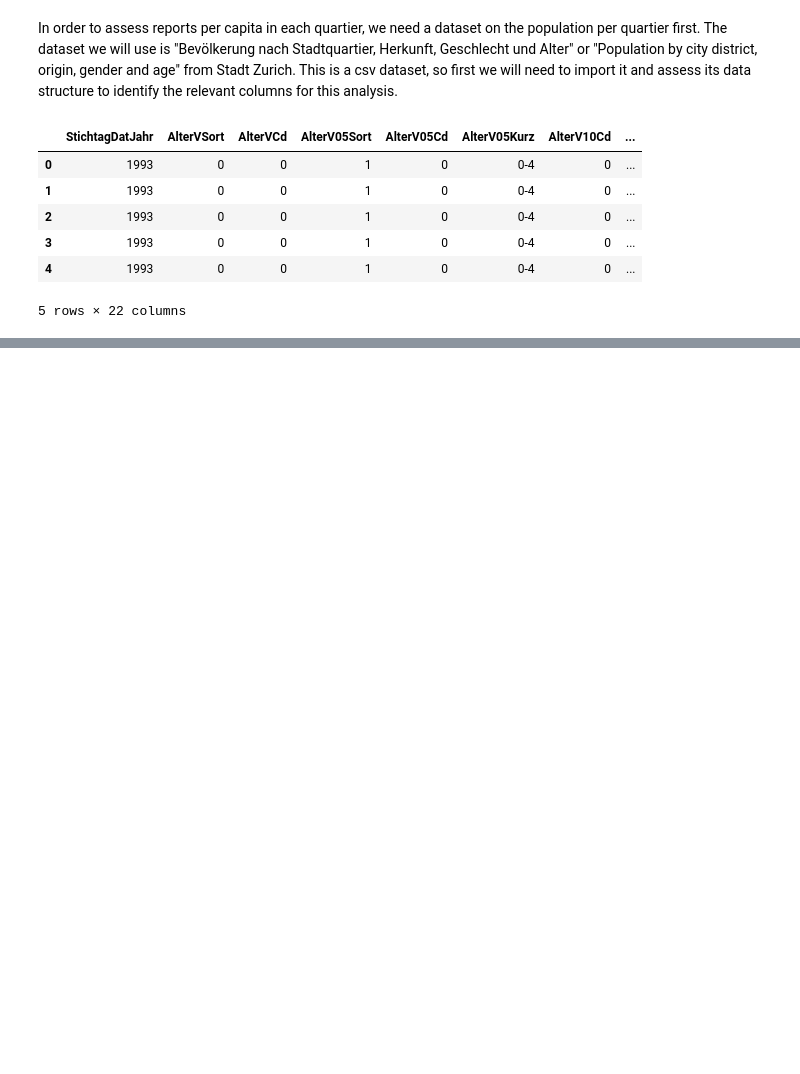
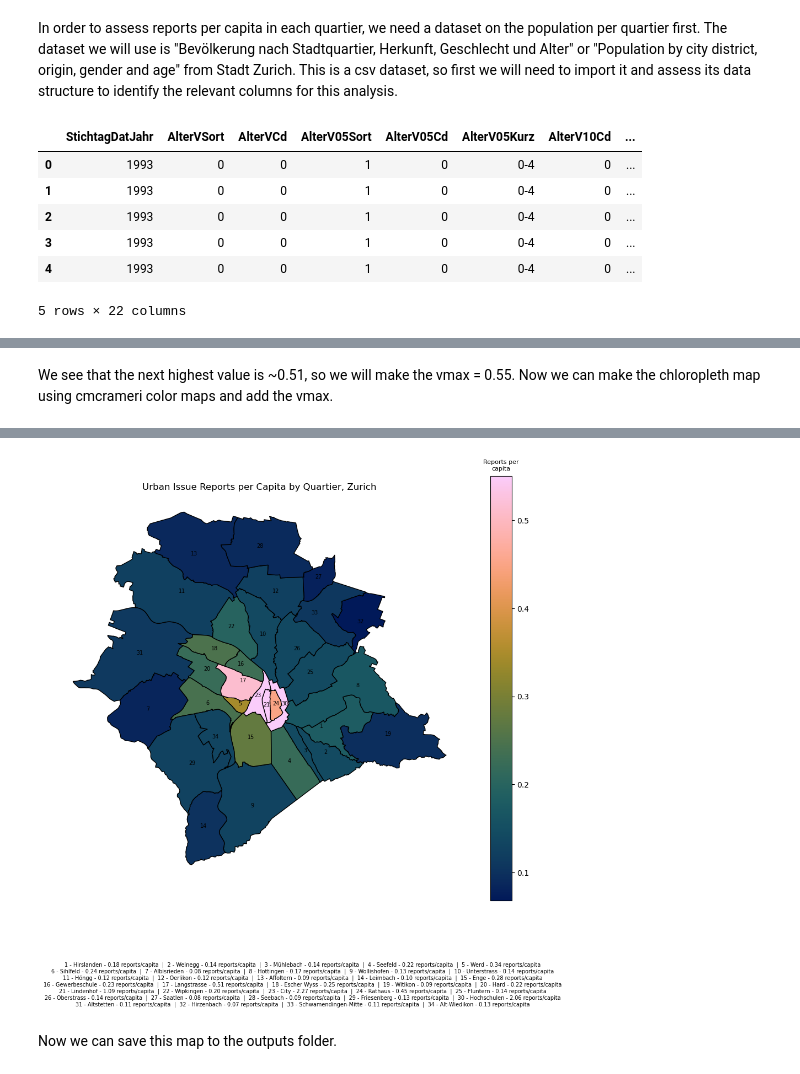
Before and after one commit to dnugent01/zurich-urban-issues, a Jupyter notebook: notebooks/analysis.ipynb, the cells around one changed output, grey strips where cells are left out. Drawn from its saved outputs; the diff is of its cells as text; code cells hidden in the pictures; blank space fills up the shorter version.

```diff
--- a/notebooks/analysis.ipynb
+++ b/notebooks/analysis.ipynb
@@ -749,0 +970,52 @@ The dataset is extremely large as it not only splits population by quartier, but
+# %% [markdown]
+We see that the next highest value is ~0.51, so we will make the vmax = 0.55. Now we can make the chloropleth map using cmcrameri color maps and add the vmax.
+# %%
+!pip install cmcrameri
+
+import cmcrameri.cm as cmc
+
+#figure axis
+fig, ax = plt.subplots(figsize=(12, 10))
+
+quartier_reports_per_capita.plot(
+    column="reports_per_capita",
+    cmap="cmc.batlow",
+    legend=True,
+    edgecolor="black",
+    ax=ax,
+    vmax=0.55
+)
+
+#add a title to the scale bar
+cbar = ax.get_figure().axes[1]  #when geopandas calls .plot(), it creates the main map axes and the colorbar axes
+#the colorbar is the last axes object created. ax.get_figure() gets the figure that ax belongs to, .axes gets the list
+#of all axes in that figure, and [1] grabs the last axis created
+cbar.set_title("Reports per\ncapita", fontsize=8, pad=8)
+
+#now we add label numbers to the middle of each quartier polygon
+for idx, row in quartier_reports_per_capita.iterrows(): #tells python go through every row in the dataframe(idx is row number, rows contain values)
+        middle_point = row.geometry.representative_point() #guarantees the point is inside the polygon, specifically designed for such sitations
+        ax.text( #draw text on the map at the coordinates of each polygon centroid
+            middle_point.x,#now the representative point coordinates rather than the centroid coordinates
+            middle_point.y,
+            str(row["label"]),#make row number the label of the polygon, str() used to convert labels from numbers to strings so matplotlib can process them
+            ha="center", #horizontal alignment of the label is at the center, number on centroid point
+            fontsize=7)
+
+#add the annotation below the map
+fig.text(
+    0.5,
+    -0.0005,
+    annotation_q3,
+    ha="center",
+    va="top",
+    fontsize=7,
+    transform=fig.transFigure
+)
+
+#add the title and remove unneccesary axes to reduce clutter
+ax.set_title("Urban Issue Reports per Capita by Quartier, Zurich")
+ax.axis("off")
+
+plt.show()
+# %% [output]
@@ -749,0 +1034,3 @@ The dataset is extremely large as it not only splits population by quartier, but
+[figure, added]
+# %% [markdown]
+Now we can save this map to the outputs folder.
```
Also changed, not shown: parts of 31 cells of this notebook, 3 other files.
